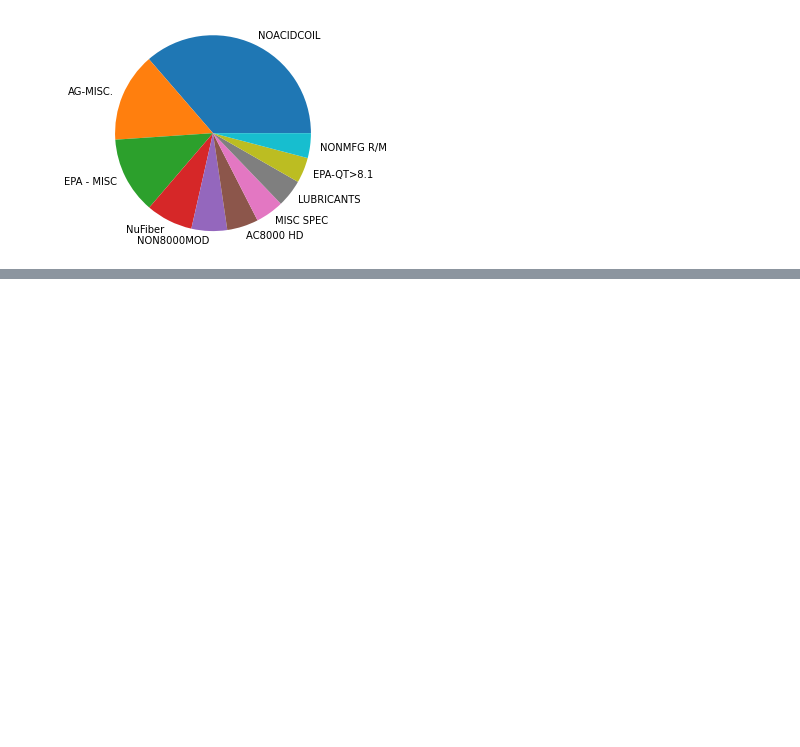
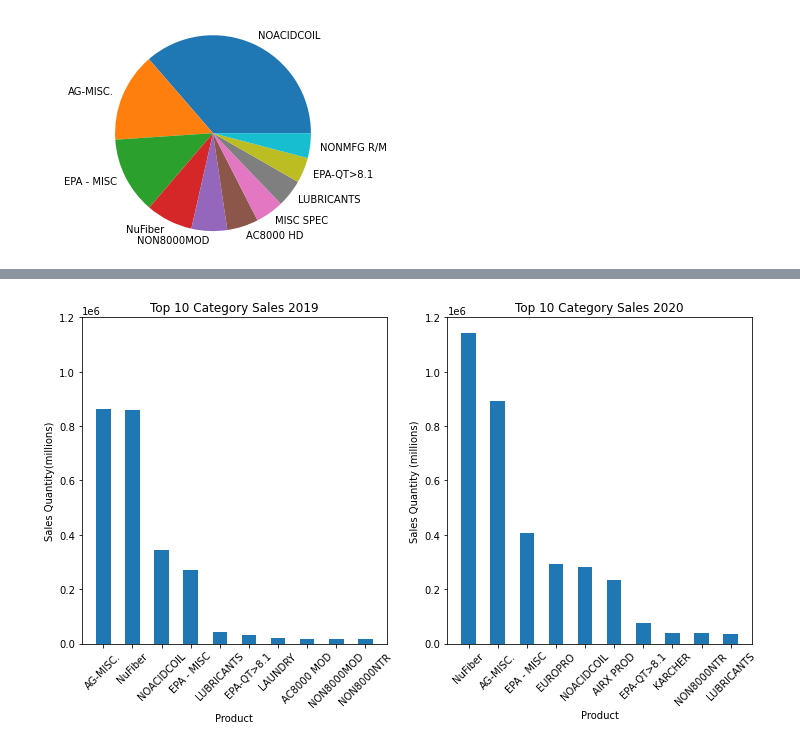
Before and after one commit to aadeba5/Project1, a Jupyter notebook: Nuance_Eric.ipynb, the cells around one changed output, grey strips where cells are left out. Saved outputs shown, nothing was run; the diff lists cells and outputs as text; code cells hidden in the pictures; blank space fills up the shorter version.

```diff
--- a/Nuance_Eric.ipynb
+++ b/Nuance_Eric.ipynb
@@ -99,0 +123,25 @@ plt.show()
+# %%
+top_ten_2019_qty = category_sales_2019.sort_values(by = 'qty_ship', ascending = False)
+top_ten_2020_qty = category_sales_2020.sort_values(by = 'qty_ship', ascending = False)
+twenty19_qty_labels = top_ten_2019_qty.head(10).index
+twenty20_qty_labels = top_ten_2020_qty.head(10).index
+# %%
+plt.subplots(1,2, figsize=(12,6))
+plt.subplot(1,2,1)
+plt.bar(height = top_ten_2019_qty['qty_ship'].head(10), x = twenty19_qty_labels, width = .5)
+plt.ylabel('Sales Quantity(millions)')
+plt.ylim(0,1200000)
+plt.xlabel('Product')
+plt.xticks(rotation =45)
+plt.title('Top 10 Category Sales 2019')
+plt.subplot(1,2,2)
+plt.bar(height = top_ten_2020_qty['qty_ship'].head(10), x = twenty20_qty_labels, width = .5)
+plt.ylabel('Sales Quantity (millions)')
+plt.ylim(0,1200000)
+plt.xlabel('Product')
+plt.xticks(rotation =45)
+plt.title('Top 10 Category Sales 2020')
+plt.savefig('output/Top 10 Category Sales Comparison by Quantity')
+plt.show()
+# %% [output]
+[figure, added]
```
Also changed, not shown: parts of 2 cells of this notebook, 4 other files.
